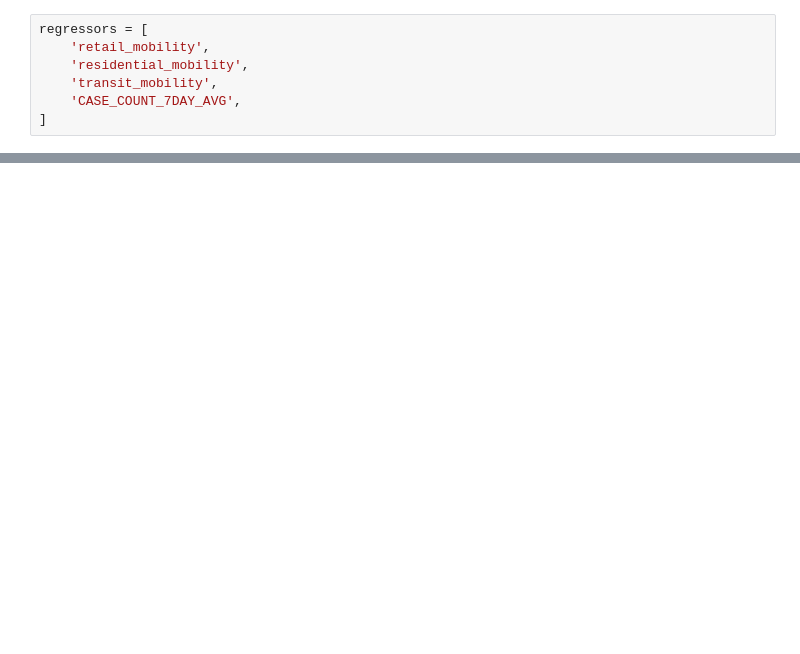
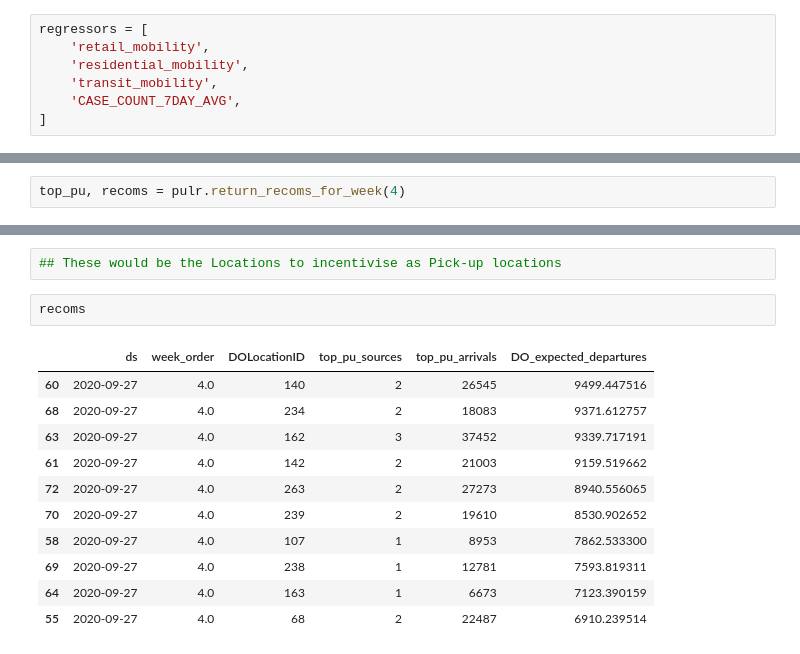
Before and after one commit to sVujke/ny-taxi-rides-ml-case, a Jupyter notebook: notebooks/pu_location_recommender.ipynb, the cells around one changed output, grey strips where cells are left out. Cells and saved outputs as stored; diff of their text form; blank space fills up the shorter version.

```diff
--- a/notebooks/pu_location_recommender.ipynb
+++ b/notebooks/pu_location_recommender.ipynb
@@ -285,0 +289,2 @@ weekly_recoms[80:90].sort_values('revenue_hat', ascending=False)
+# %%
+top_pu, recoms = pulr.return_recoms_for_week(4)
@@ -285,0 +300,16 @@ weekly_recoms[80:90].sort_values('revenue_hat', ascending=False)
+# %%
+## These would be the Locations to incentivise as Pick-up locations
+# %%
+recoms
+# %% [output]
+|  | ds | week_order | DOLocationID | top_pu_sources | top_pu_arrivals | DO_expected_departures |
+| 60 | 2020-09-27 | 4.0 | 140 | 2 | 26545 | 9499.447516 |
+| 68 | 2020-09-27 | 4.0 | 234 | 2 | 18083 | 9371.612757 |
+| 63 | 2020-09-27 | 4.0 | 162 | 3 | 37452 | 9339.717191 |
+| 61 | 2020-09-27 | 4.0 | 142 | 2 | 21003 | 9159.519662 |
+| 72 | 2020-09-27 | 4.0 | 263 | 2 | 27273 | 8940.556065 |
+| 70 | 2020-09-27 | 4.0 | 239 | 2 | 19610 | 8530.902652 |
+| 58 | 2020-09-27 | 4.0 | 107 | 1 | 8953 | 7862.533300 |
+| 69 | 2020-09-27 | 4.0 | 238 | 1 | 12781 | 7593.819311 |
+| 64 | 2020-09-27 | 4.0 | 163 | 1 | 6673 | 7123.390159 |
+| 55 | 2020-09-27 | 4.0 | 68 | 2 | 22487 | 6910.239514 |
```
Also changed, not shown: parts of 50 cells of this notebook, 4 other files.
